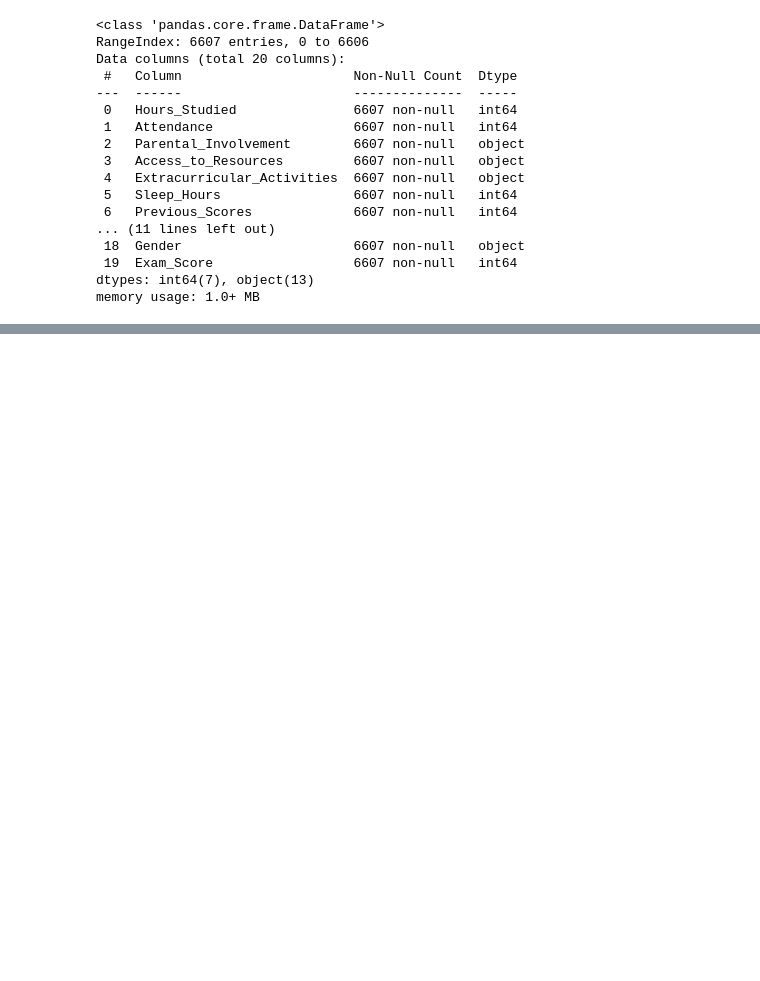
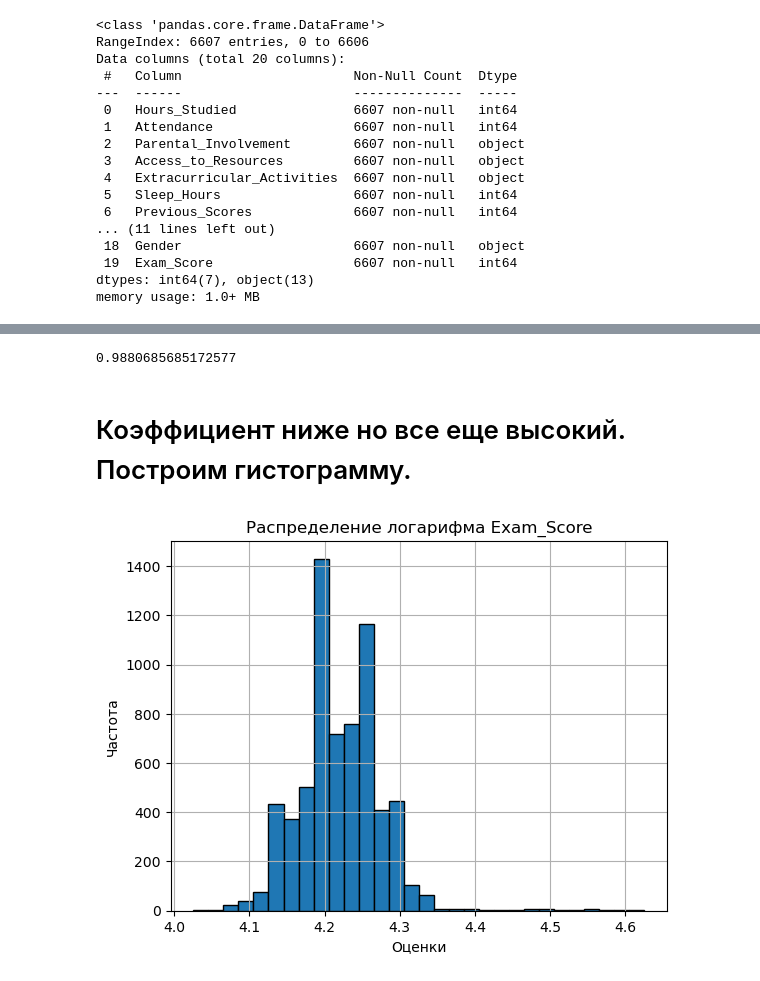
Before and after one commit to Saatarko/HomeworkDS, a Jupyter notebook: Homework2.ipynb, the cells around one changed output, grey strips where cells are left out. Saved outputs shown, nothing was run; the diff lists cells and outputs as text; code cells hidden in the pictures; blank space fills up the shorter version.

```diff
--- a/Homework2.ipynb
+++ b/Homework2.ipynb
@@ -68,0 +247,17 @@ memory usage: 1.0+ MB
+# %%
+# Выполним логарифмическое преобразование воспользовавшись методом библиотеки numpy
+
+df['log_Exam_Score'] = np.log1p(df['Exam_Score'])  # на заметку себе   log1p(x) — это log(x + 1) т.к Exam_Score может быть нулевым а log(0) - вызовет ошибку т.к неопределн
+skew(df['log_Exam_Score'])
+# %% [output]
+0.9880685685172577
+# %% [markdown]
+# Коэффициент ниже но все еще высокий. Построим гистограмму.
+# %%
+df['log_Exam_Score'].hist(bins=30, edgecolor='black')
+plt.title('Распределение логарифма Exam_Score')
+plt.xlabel('Оценки')
+plt.ylabel('Частота')
+plt.show()
+# %% [output]
+[figure, added]
```
Also changed, not shown: parts of 45 cells of this notebook, 1 other file.
